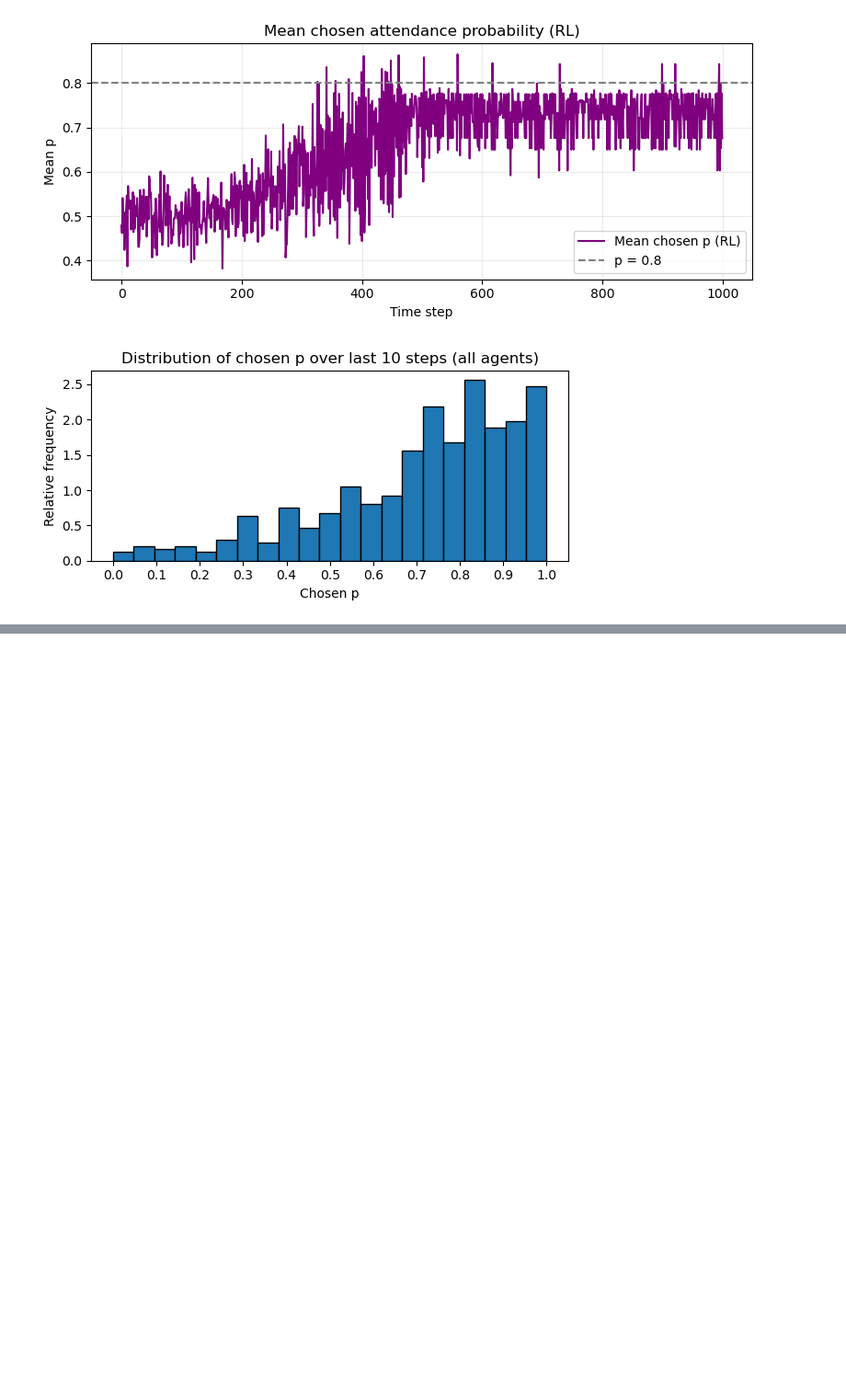
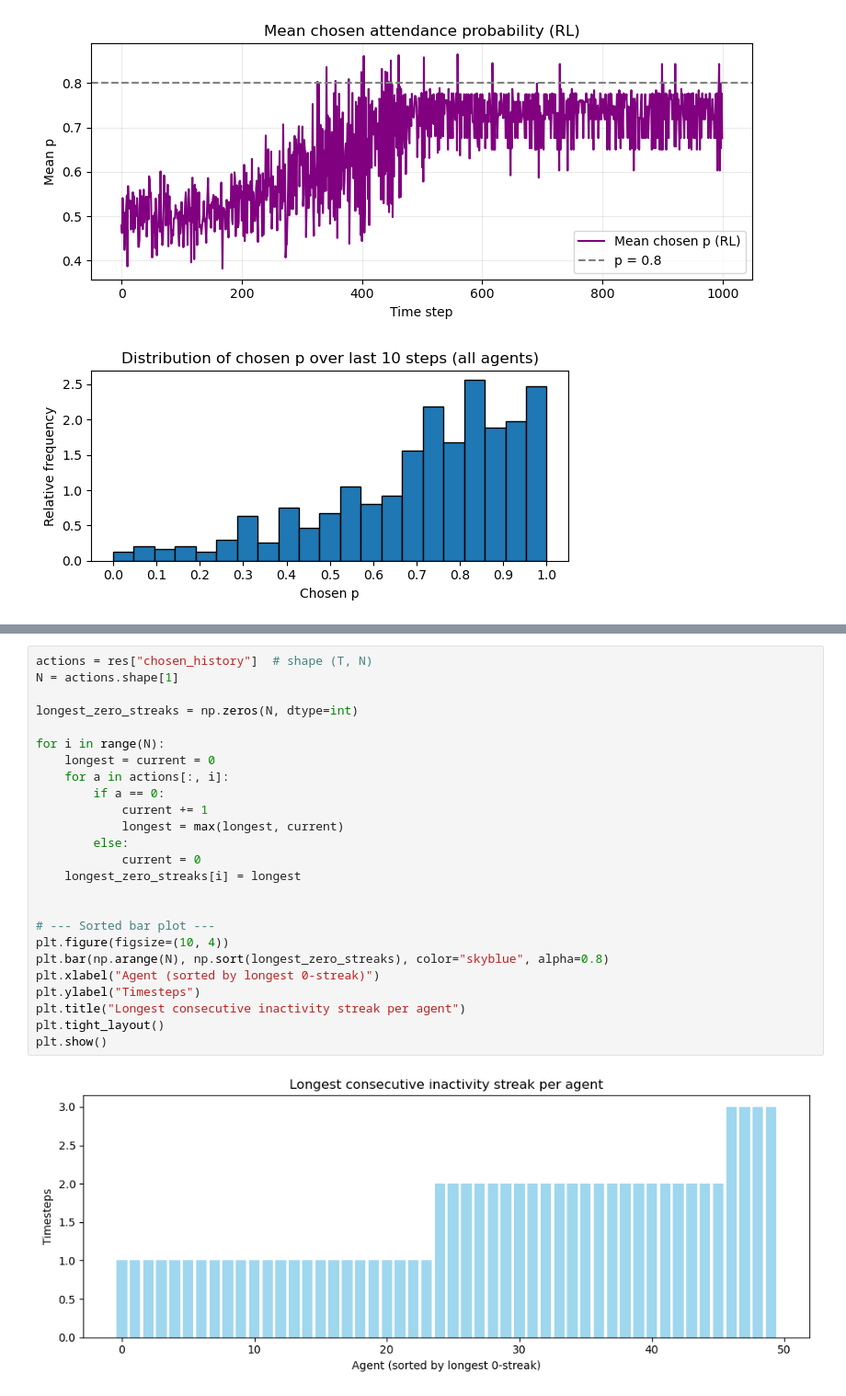
Before and after one commit to DragonsAreFuckingCool/discrete-probability-multi-agent-reinforcement-learning, a Jupyter notebook: IndividualPunishment.ipynb, the cells around one changed output, grey strips where cells are left out. Shown at 92% size. Cells and saved outputs as stored; diff of their text form; blank space fills up the shorter version.

```diff
--- a/IndividualPunishment.ipynb
+++ b/IndividualPunishment.ipynb
@@ -518,0 +520,27 @@ plt.show()
+# %%
+actions = res["chosen_history"]  # shape (T, N)
+N = actions.shape[1]
+
+longest_zero_streaks = np.zeros(N, dtype=int)
+
+for i in range(N):
+    longest = current = 0
+    for a in actions[:, i]:
+        if a == 0:
+            current += 1
+            longest = max(longest, current)
+        else:
+            current = 0
+    longest_zero_streaks[i] = longest
+
+
+# --- Sorted bar plot ---
+plt.figure(figsize=(10, 4))
+plt.bar(np.arange(N), np.sort(longest_zero_streaks), color="skyblue", alpha=0.8)
+plt.xlabel("Agent (sorted by longest 0-streak)")
+plt.ylabel("Timesteps")
+plt.title("Longest consecutive inactivity streak per agent")
+plt.tight_layout()
+plt.show()
+# %% [output]
+[figure, added]
```
Also changed, not shown: parts of 2 cells of this notebook.
